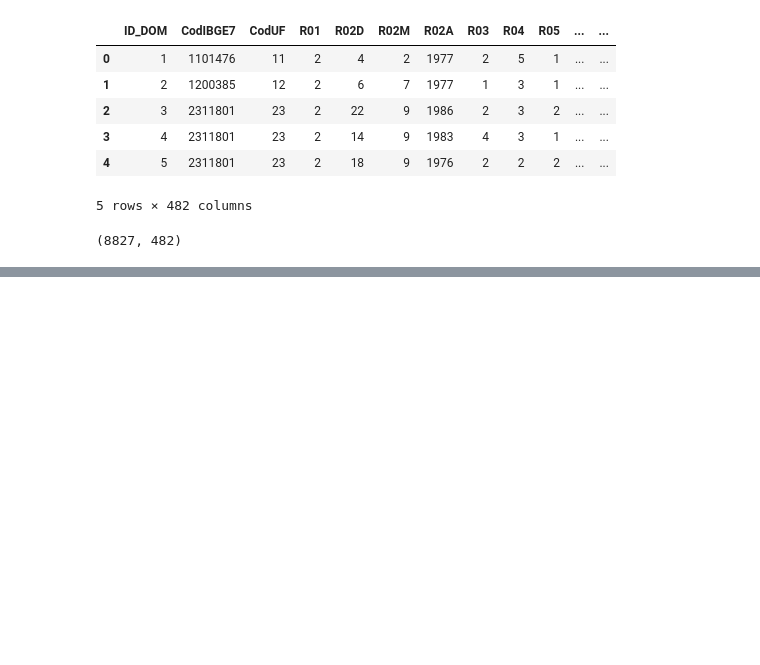
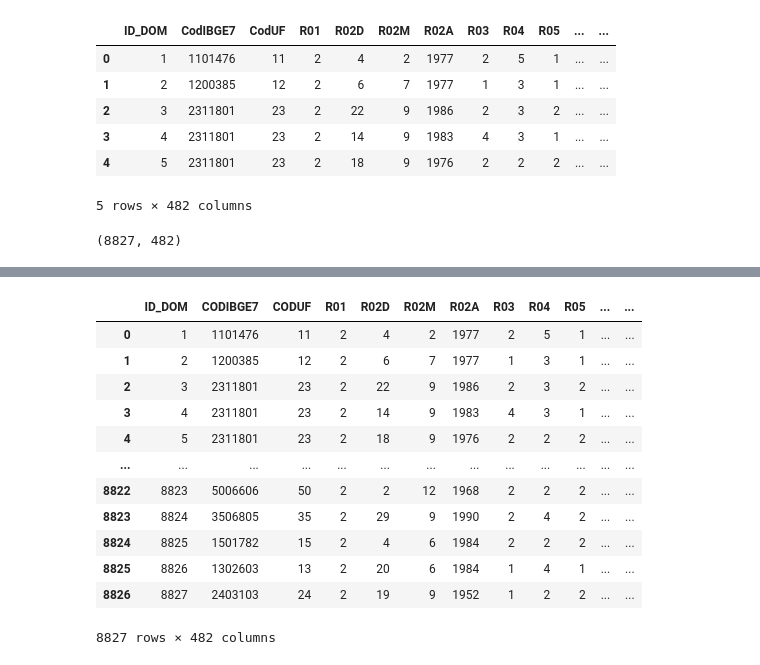
Before and after one commit to insper-classroom/23-1a-cd-p2-anderson_samuel_vinicius, a Jupyter notebook: Relatório.ipynb, the cells around one changed output, grey strips where cells are left out. Cells and saved outputs as stored; diff of their text form; code cells hidden in the pictures; blank space fills up the shorter version.

Commit message:
Preenche nulos de colunas divididas por resposta

```diff
--- a/Relatório.ipynb
+++ b/Relatório.ipynb
@@ -80,0 +63,4 @@ list(responsaveis_df.columns)
+# %%
+nomes_colunas = [x.upper() for x in list(responsaveis_df.columns)]
+responsaveis_df.columns = nomes_colunas
+nomes_colunas
@@ -80,0 +89,9 @@ list(responsaveis_df.columns)
+# %%
+col_per_quest = {}
+for i in range(len(nomes_colunas)):
+    in_car = nomes_colunas[i][0:3]
+    if(in_car not in col_per_quest.keys()):
+        col_per_quest[in_car] = [nomes_colunas[i]]
+    else:
+        col_per_quest[in_car].append(nomes_colunas[i])
+col_per_quest
@@ -80,0 +138,23 @@ list(responsaveis_df.columns)
+# %%
+frag_quest = ['R06', 'R07', 'R08', 'R09', 'R10', 'R17', 'R18', 'R19', 'R20', 'R30', 'R44', 'R54', 'R55', 'R76', 'R94']
+
+for pergunta in col_per_quest.keys():
+    if len(col_per_quest[pergunta]) > 1 and pergunta not in frag_quest:
+        for coluna in col_per_quest[pergunta]:
+            responsaveis_df.loc[responsaveis_df[coluna] == ' ',coluna] = '0'
+# %%
+responsaveis_df
+# %% [output]
+|  | ID_DOM | CODIBGE7 | CODUF | R01 | R02D | R02M | R02A | R03 | R04 | R05 | ... | ... |
+| 0 | 1 | 1101476 | 11 | 2 | 4 | 2 | 1977 | 2 | 5 | 1 | ... | ... |
+| 1 | 2 | 1200385 | 12 | 2 | 6 | 7 | 1977 | 1 | 3 | 1 | ... | ... |
+| 2 | 3 | 2311801 | 23 | 2 | 22 | 9 | 1986 | 2 | 3 | 2 | ... | ... |
+| 3 | 4 | 2311801 | 23 | 2 | 14 | 9 | 1983 | 4 | 3 | 1 | ... | ... |
+| 4 | 5 | 2311801 | 23 | 2 | 18 | 9 | 1976 | 2 | 2 | 2 | ... | ... |
+| ... | ... | ... | ... | ... | ... | ... | ... | ... | ... | ... | ... | ... |
+| 8822 | 8823 | 5006606 | 50 | 2 | 2 | 12 | 1968 | 2 | 2 | 2 | ... | ... |
+| 8823 | 8824 | 3506805 | 35 | 2 | 29 | 9 | 1990 | 2 | 4 | 2 | ... | ... |
+| 8824 | 8825 | 1501782 | 15 | 2 | 4 | 6 | 1984 | 2 | 2 | 2 | ... | ... |
+| 8825 | 8826 | 1302603 | 13 | 2 | 20 | 6 | 1984 | 1 | 4 | 1 | ... | ... |
+| 8826 | 8827 | 2403103 | 24 | 2 | 19 | 9 | 1952 | 1 | 2 | 2 | ... | ... |
+8827 rows × 482 columns
```
Also changed, not shown: parts of 7 cells of this notebook.
